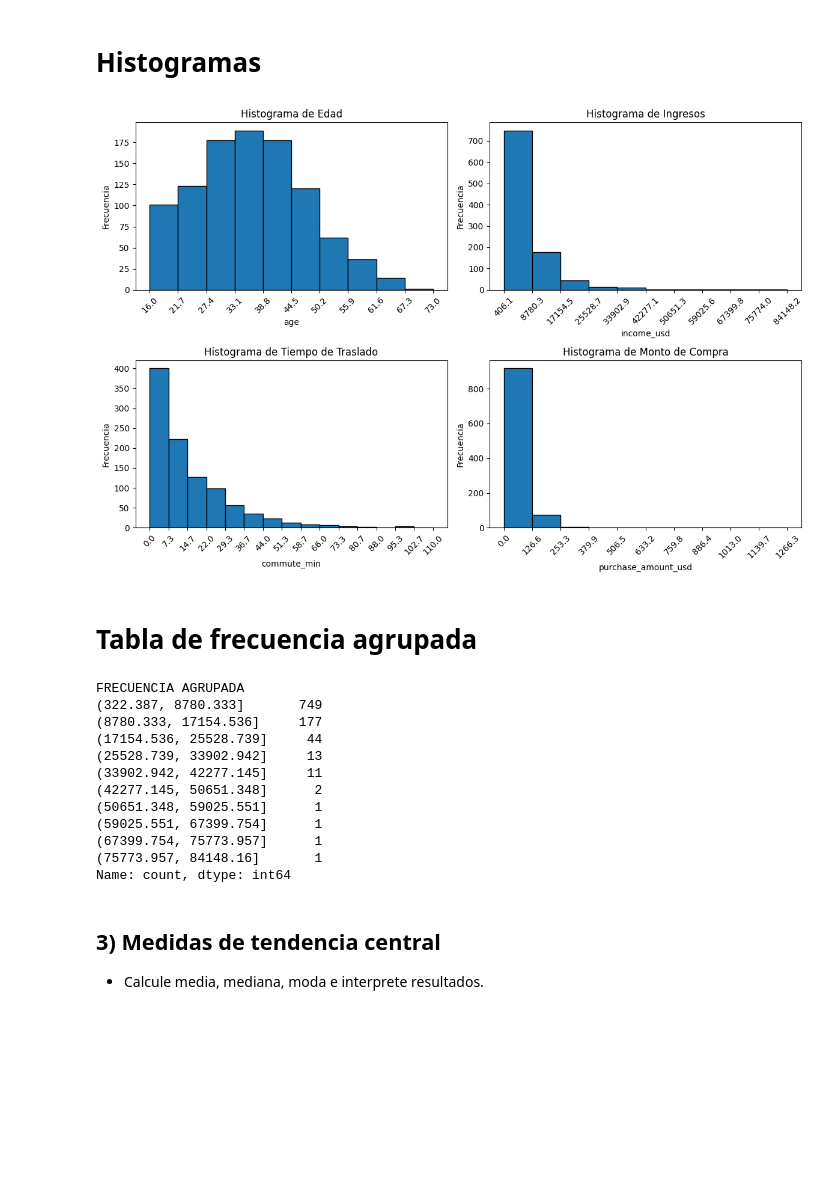
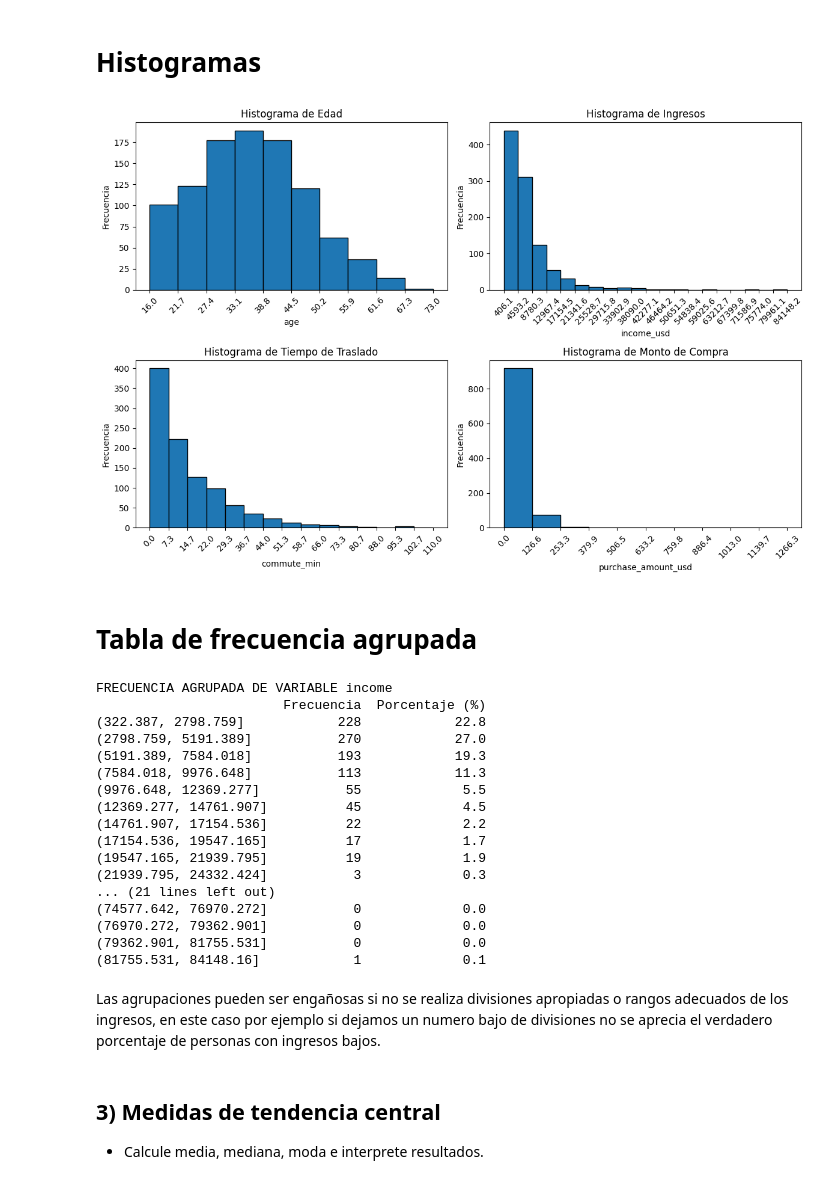
Before and after one commit to oscariolo/Ciencia-de-datos, a Jupyter notebook: TareaEstadisticaDescriptiva/notebook.ipynb, the cells around one changed output. Saved outputs shown, nothing was run; the diff lists cells and outputs as text; code cells hidden in the pictures; blank space fills up the shorter version.

```diff
--- a/TareaEstadisticaDescriptiva/notebook.ipynb
+++ b/TareaEstadisticaDescriptiva/notebook.ipynb
@@ -159,51 +161,67 @@ Name: proportion, dtype: float64
 # %%
 import matplotlib.pyplot as plt
 import numpy as np # Added for rounding if needed
 
 variables = [
     ('age', 'Histograma de Edad', 10),
-    ('income_usd', 'Histograma de Ingresos', 10),
+    ('income_usd', 'Histograma de Ingresos', 20),
     ('commute_min', 'Histograma de Tiempo de Traslado', 15),
     ('purchase_amount_usd', 'Histograma de Monto de Compra', 10),
 ]
 
 fig, axs = plt.subplots(2, 2, figsize=(12, 8))
 
 for ax, (column, title, num_bins) in zip(axs.flatten(), variables):
     values = data[column].dropna()
     counts, bin_edges, patches = ax.hist(values, bins=num_bins, edgecolor='black')
     ax.set_xticks(bin_edges)
     tick_labels = [f"{val:.1f}" for val in bin_edges]
     ax.set_xticklabels(tick_labels, rotation=45)
 
     # Set titles and labels
     ax.set_title(title)
     ax.set_xlabel(column)
     ax.set_ylabel('Frecuencia')
 
 plt.tight_layout()
 plt.show()
 # %% [output]
-[figure, old version]
+[figure, new version]
 # %% [markdown]
 # Tabla de frecuencia agrupada
 # %%
-#tabla de frecuencia agrupada de income
-print("FRECUENCIA AGRUPADA")
-print(data['income_usd'].value_counts(bins=10))
+# Tabla de frecuencia agrupada de income con porcentaje por rango
+print("FRECUENCIA AGRUPADA DE VARIABLE income")
+
+frecuencia = data['income_usd'].value_counts(bins=35).sort_index()
+porcentaje = (frecuencia / len(data) * 100).round(2)
+
+tabla_frecuencia = pd.DataFrame({
+    'Frecuencia': frecuencia,
+    'Porcentaje (%)': porcentaje
+})
+
+print(tabla_frecuencia)
 # %% [output]
-FRECUENCIA AGRUPADA
-(322.387, 8780.333]       749
-(8780.333, 17154.536]     177
-(17154.536, 25528.739]     44
-(25528.739, 33902.942]     13
-(33902.942, 42277.145]     11
-(42277.145, 50651.348]      2
-(50651.348, 59025.551]      1
-(59025.551, 67399.754]      1
-(67399.754, 75773.957]      1
-(75773.957, 84148.16]       1
-Name: count, dtype: int64
+FRECUENCIA AGRUPADA DE VARIABLE income
+                        Frecuencia  Porcentaje (%)
+(322.387, 2798.759]            228            22.8
+(2798.759, 5191.389]           270            27.0
+(5191.389, 7584.018]           193            19.3
+(7584.018, 9976.648]           113            11.3
+(9976.648, 12369.277]           55             5.5
+(12369.277, 14761.907]          45             4.5
+(14761.907, 17154.536]          22             2.2
+(17154.536, 19547.165]          17             1.7
+(19547.165, 21939.795]          19             1.9
+(21939.795, 24332.424]           3             0.3
+... (21 lines left out)
+(74577.642, 76970.272]           0             0.0
+(76970.272, 79362.901]           0             0.0
+(79362.901, 81755.531]           0             0.0
+(81755.531, 84148.16]            1             0.1
+# %% [markdown]
+Las agrupaciones pueden ser engañosas si no se realiza divisiones apropiadas o rangos adecuados de los ingresos, en este caso por ejemplo si dejamos un numero bajo de divisiones no se aprecia el verdadero porcentaje de personas con ingresos bajos.
 # %% [markdown]
 ## 3) Medidas de tendencia central
 - Calcule media, mediana, moda e interprete resultados.
```
Also changed, not shown: parts of 17 cells of this notebook.
